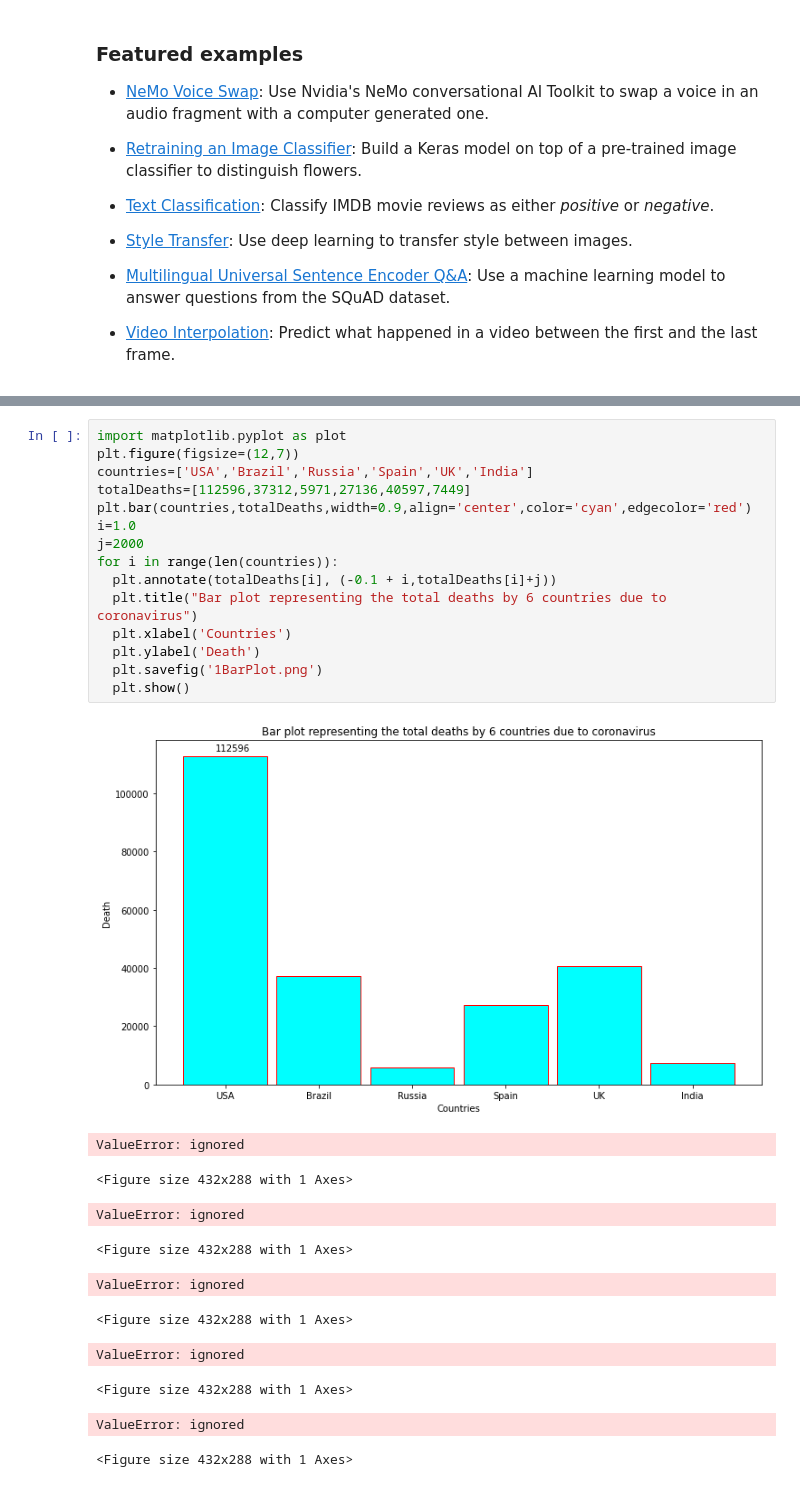
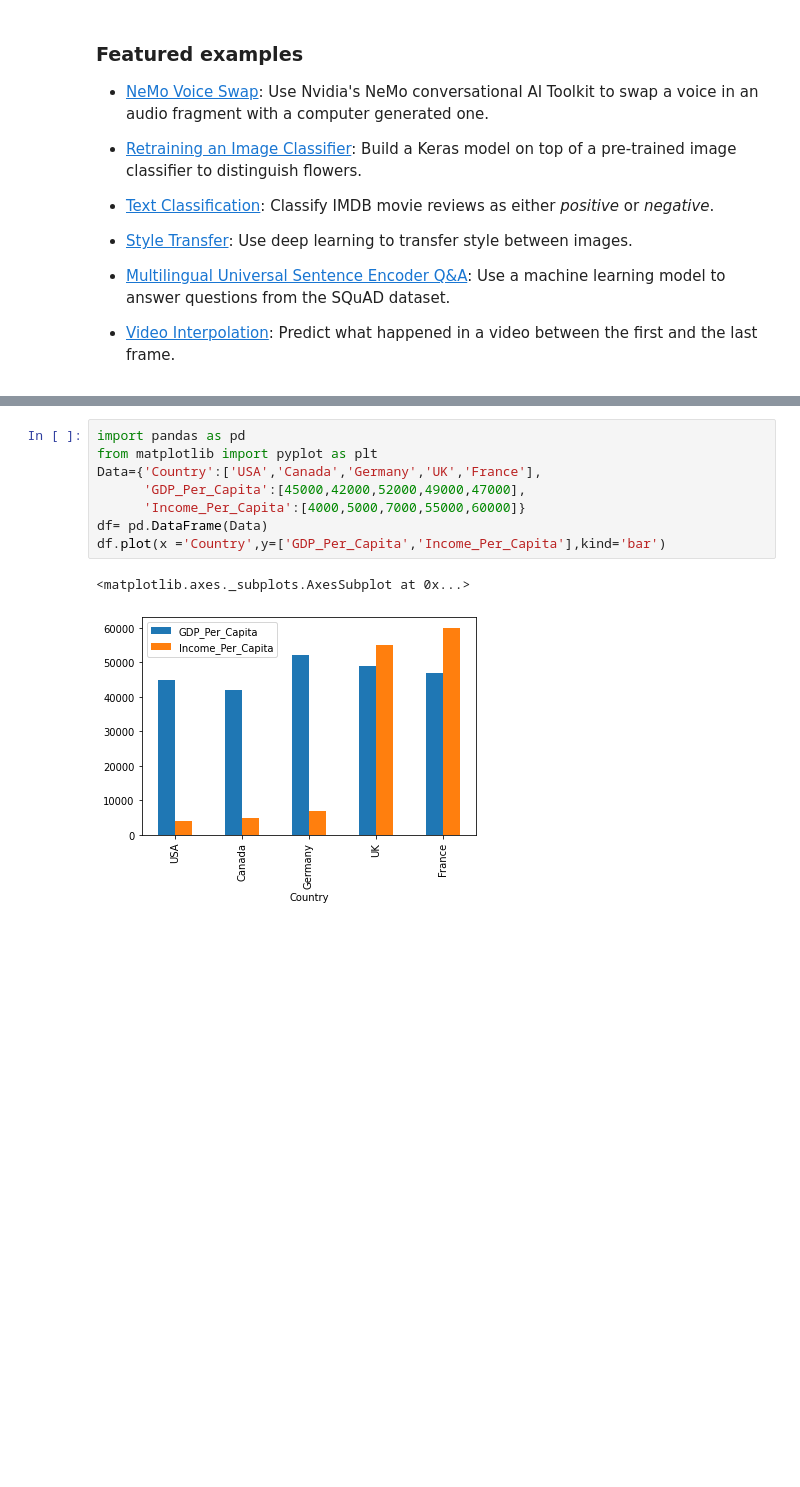
Before and after one commit to Aryamore/MSC_FDS_527, a Jupyter notebook: Welcome_To_Colaboratory.ipynb, the cells around one changed output, grey strips where cells are left out. Saved outputs shown, nothing was run; the diff lists cells and outputs as text; blank space fills up the shorter version.

```diff
--- a/Welcome_To_Colaboratory.ipynb
+++ b/Welcome_To_Colaboratory.ipynb
@@ -183,27 +153,11 @@ Text(0.5, 1.0, 'Programming Languages usage')
-# %%
-import matplotlib.pyplot as plot
-plt.figure(figsize=(12,7))
-countries=['USA','Brazil','Russia','Spain','UK','India']
-totalDeaths=[112596,37312,5971,27136,40597,7449]
-plt.bar(countries,totalDeaths,width=0.9,align='center',color='cyan',edgecolor='red')
-i=1.0
-j=2000
-for i in range(len(countries)):
-  plt.annotate(totalDeaths[i], (-0.1 + i,totalDeaths[i]+j))
-  plt.title("Bar plot representing the total deaths by 6 countries due to coronavirus")
-  plt.xlabel('Countries')
-  plt.ylabel('Death')
-  plt.savefig('1BarPlot.png')
-  plt.show()
-# %% [output]
-[figure, removed]
-ValueError: ignored
-<Figure size 432x288 with 1 Axes>
-ValueError: ignored
-<Figure size 432x288 with 1 Axes>
-ValueError: ignored
-<Figure size 432x288 with 1 Axes>
-ValueError: ignored
-<Figure size 432x288 with 1 Axes>
-ValueError: ignored
-<Figure size 432x288 with 1 Axes>
+# %%
+import pandas as pd
+from matplotlib import pyplot as plt
+Data={'Country':['USA','Canada','Germany','UK','France'],
+      'GDP_Per_Capita':[45000,42000,52000,49000,47000],
+      'Income_Per_Capita':[4000,5000,7000,55000,60000]}
+df= pd.DataFrame(Data)
+df.plot(x ='Country',y=['GDP_Per_Capita','Income_Per_Capita'],kind='bar')
+# %% [output]
+<matplotlib.axes._subplots.AxesSubplot at 0x...>
+[figure, added]
```
Also changed, not shown: parts of 8 cells of this notebook.
